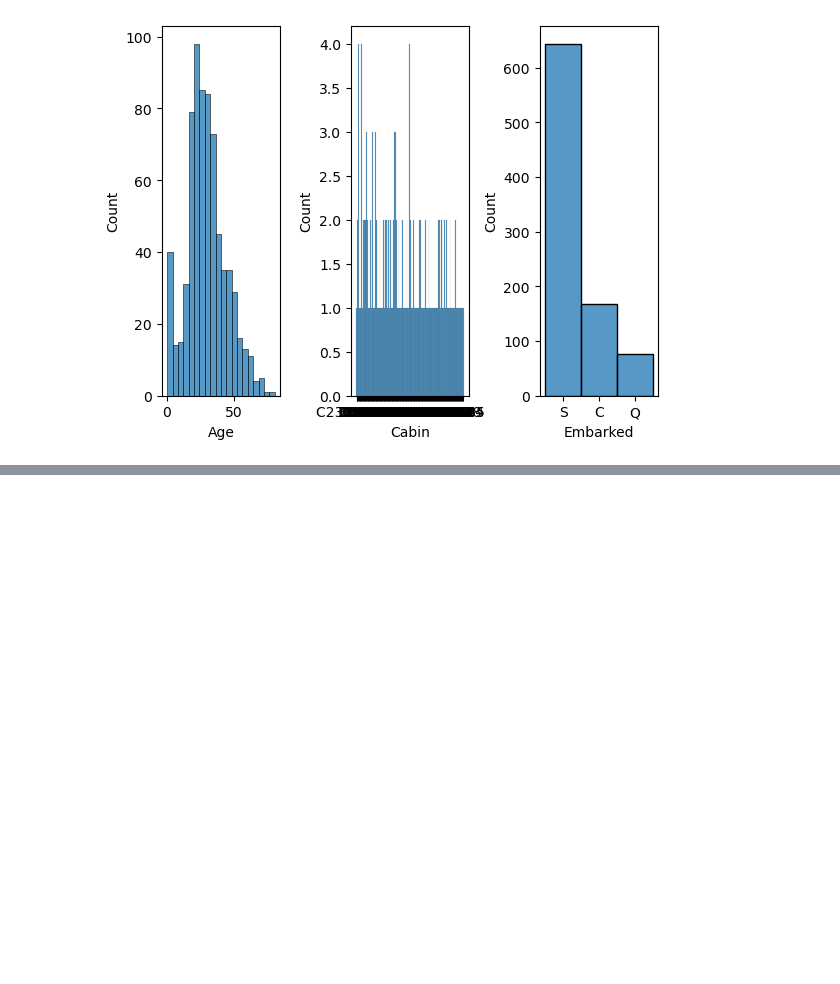
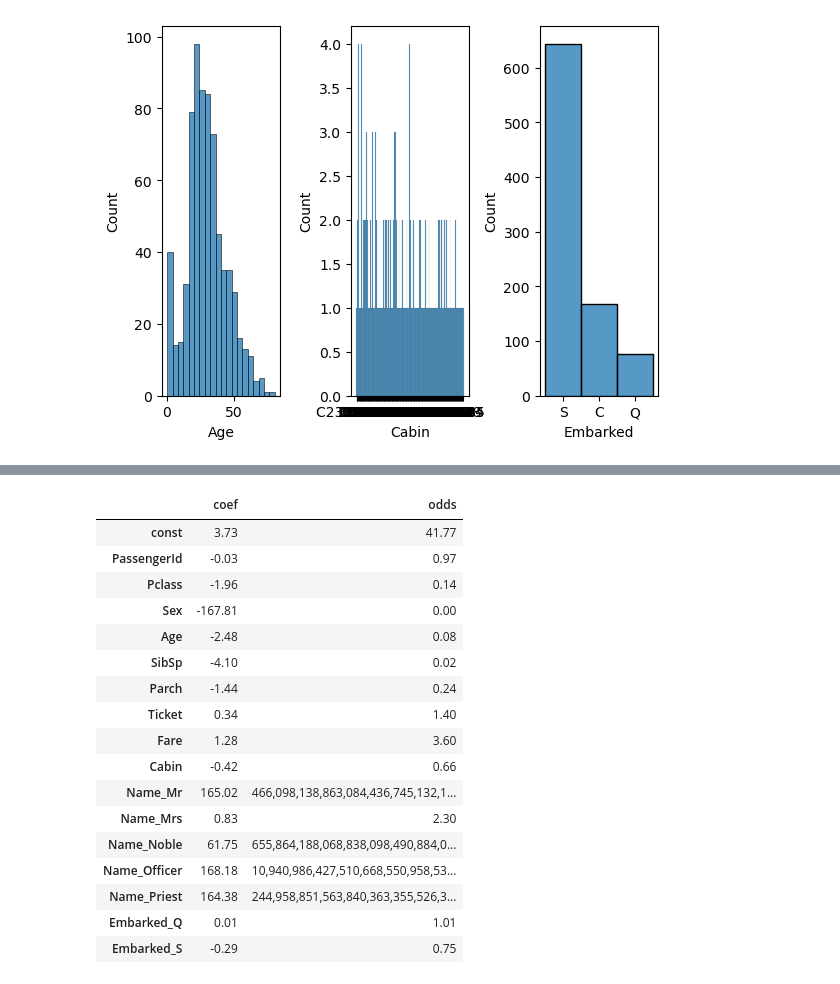
Before and after one commit to ihobbang250/TIL, a Jupyter notebook: Python/Data Science/LogisticReg.ipynb, the cells around one changed output, grey strips where cells are left out. Saved outputs shown, nothing was run; the diff lists cells and outputs as text; code cells hidden in the pictures; blank space fills up the shorter version.

```diff
--- a/Python/Data Science/LogisticReg.ipynb
+++ b/Python/Data Science/LogisticReg.ipynb
@@ -257,0 +237,25 @@ LinAlgError: Singular matrix
+# %%
+## Coefficients Analysis ##
+model_logitreg_beta = pd.DataFrame(model_logitreg.params, columns=['coef'])
+pd.concat([model_logitreg_beta,
+           pd.DataFrame(np.exp(model_logitreg.params), columns=['odds'])],
+          axis=1)
+# %% [output]
+|  | coef | odds |
+| const | 3.73 | 41.77 |
+| PassengerId | -0.03 | 0.97 |
+| Pclass | -1.96 | 0.14 |
+| Sex | -167.81 | 0.00 |
+| Age | -2.48 | 0.08 |
+| SibSp | -4.10 | 0.02 |
+| Parch | -1.44 | 0.24 |
+| Ticket | 0.34 | 1.40 |
+| Fare | 1.28 | 3.60 |
+| Cabin | -0.42 | 0.66 |
+| Name_Mr | 165.02 | 466,098,138,863,084,436,745,132,1... |
+| Name_Mrs | 0.83 | 2.30 |
+| Name_Noble | 61.75 | 655,864,188,068,838,098,490,884,0... |
+| Name_Officer | 168.18 | 10,940,986,427,510,668,550,958,53... |
+| Name_Priest | 164.38 | 244,958,851,563,840,363,355,526,3... |
+| Embarked_Q | 0.01 | 1.01 |
+| Embarked_S | -0.29 | 0.75 |
```
Also changed, not shown: parts of 10 cells of this notebook.
